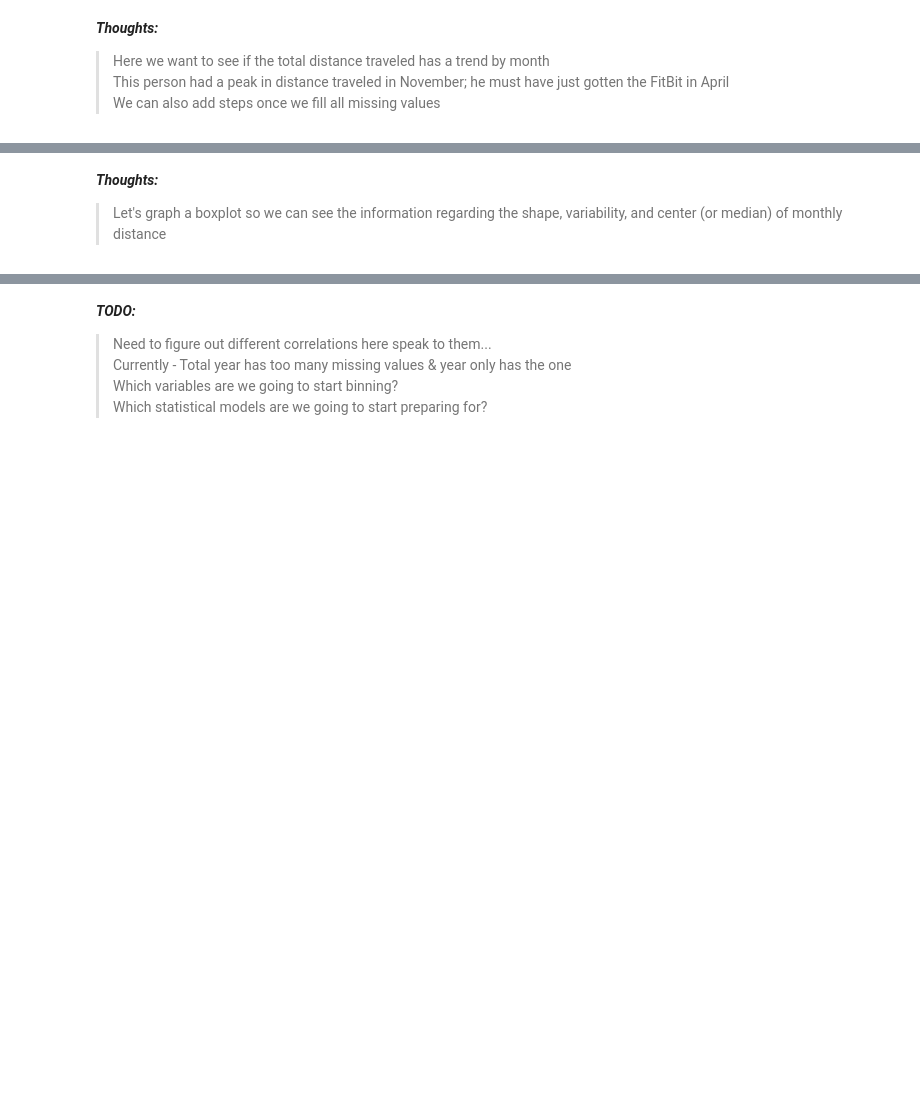
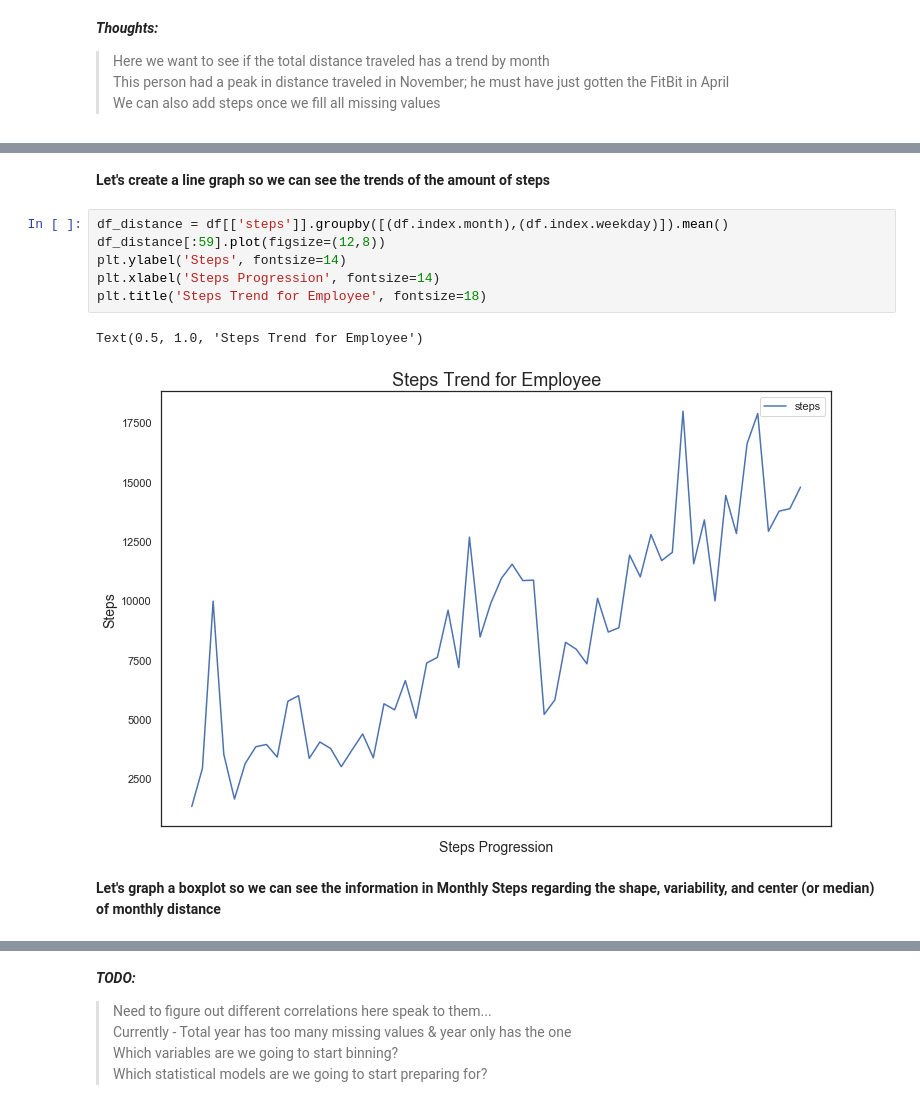
Before and after one commit to time-series-101-eric-norrick/tsa-fitbit, a Jupyter notebook: TimeSeries_Project.ipynb, the cells around one changed output, grey strips where cells are left out. Saved outputs shown, nothing was run; the diff lists cells and outputs as text; blank space fills up the shorter version.

```diff
--- a/TimeSeries_Project.ipynb
+++ b/TimeSeries_Project.ipynb
@@ -321,6 +309,17 @@ df.groupby('month')[['distance', 'steps', 'calories', 'activity_calories']].sum(
+# %% [markdown]
+**Let's create a line graph so we can see the trends of the amount of steps**
+# %%
+df_distance = df[['steps']].groupby([(df.index.month),(df.index.weekday)]).mean()
+df_distance[:59].plot(figsize=(12,8))
+plt.ylabel('Steps', fontsize=14)
+plt.xlabel('Steps Progression', fontsize=14)
+plt.title('Steps Trend for Employee', fontsize=18)
+# %% [output]
+Text(0.5, 1.0, 'Steps Trend for Employee')
+[figure, added]
 # %% [markdown]
-**_Thoughts:_**
-> Let's graph a boxplot so we can see the information regarding the shape, variability, and center (or median) of monthly distance
+
+**Let's graph a boxplot so we can see the information in Monthly Steps regarding the shape, variability, and center (or median) of monthly distance**
 # %%
 df.boxplot(column = 'steps', by = 'month', figsize=(12,6))
 
```
Also changed, not shown: parts of 21 cells of this notebook.
